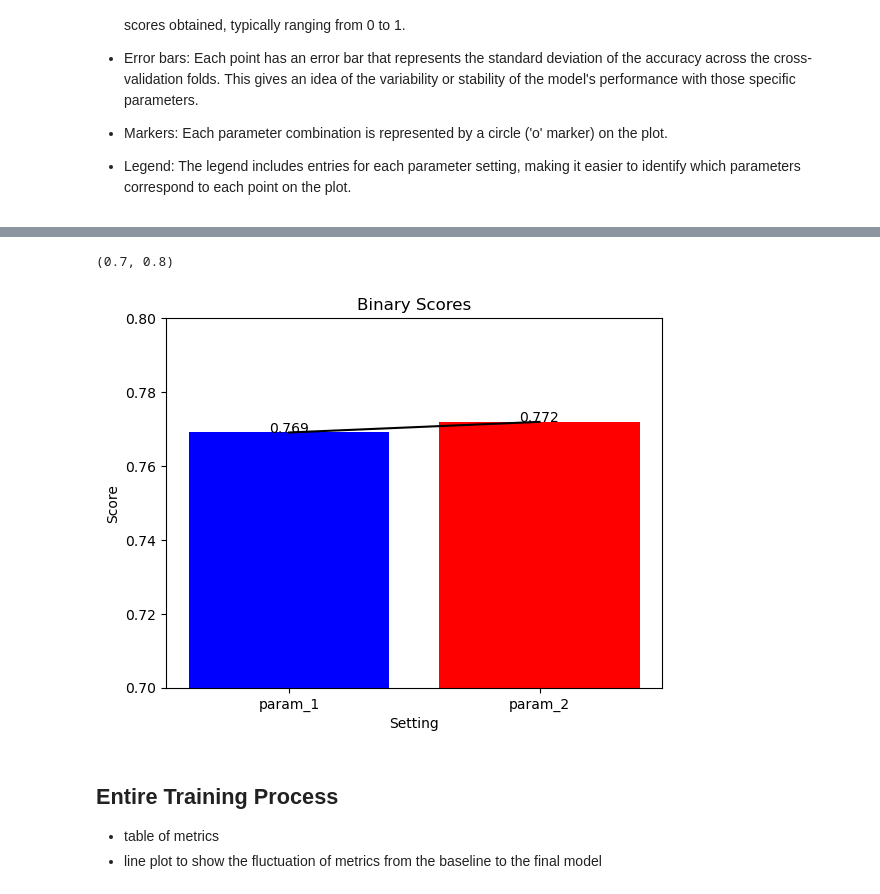
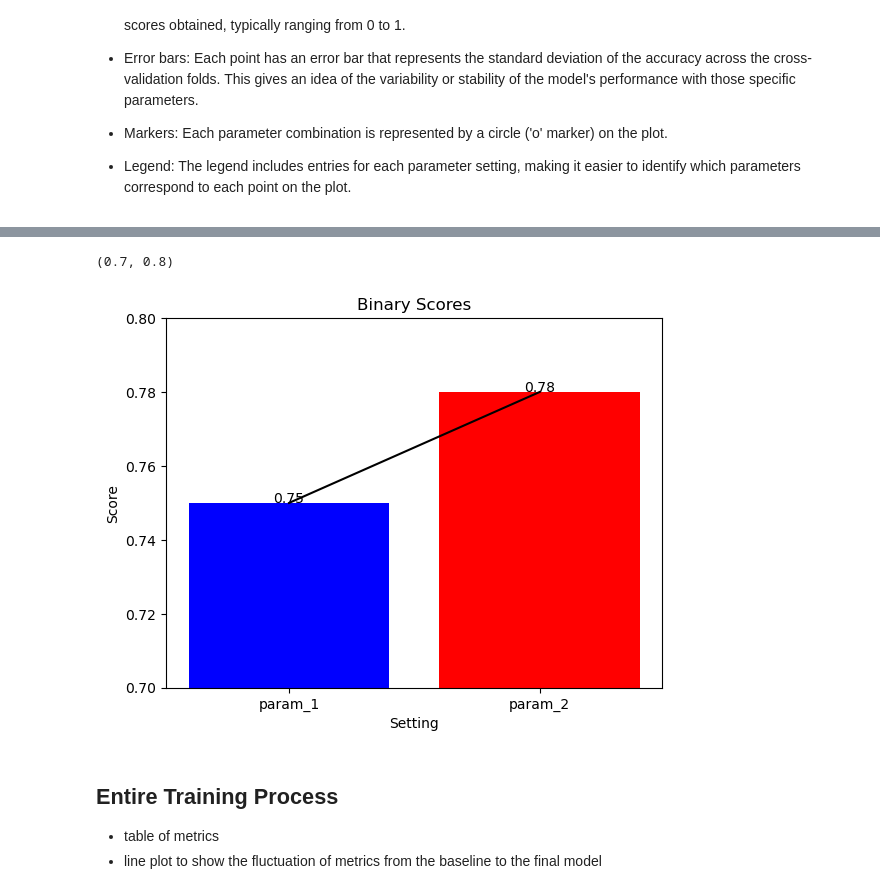
Before and after one commit to DecisionTreeBruining/212B-ML-Project, a Jupyter notebook: assignment_3/local_dev/mlp_visual.ipynb, the cells around one changed output, grey strips where cells are left out. Cells and saved outputs as stored; diff of their text form; code cells hidden in the pictures.

```diff
--- a/assignment_3/local_dev/mlp_visual.ipynb
+++ b/assignment_3/local_dev/mlp_visual.ipynb
@@ -42,20 +74,20 @@ plt.show()
 # %%
 # for binary
-bi_score = scores[:2]
+bi_score = [0.75, 0.78]
 # bar plot for binary
 plt.bar(['param_1', 'param_2'], bi_score, color = ['blue', 'red'])
 # add line plot to show trend
 plt.plot(bi_score, color = 'black')
 for i in range(2):
     plt.text(i, bi_score[i], round(bi_score[i], 3), ha = 'center')
 plt.title('Binary Scores')
 plt.xlabel('Setting')
 plt.ylabel('Score')
 # adjust the y-axis
 plt.ylim(0.7, 0.8)
 # %% [output]
 (0.7, 0.8)
-[figure, old version]
+[figure, new version]
 # %% [markdown]
 ## Entire Training Process
 
```
Also changed, not shown: parts of 8 cells of this notebook.
